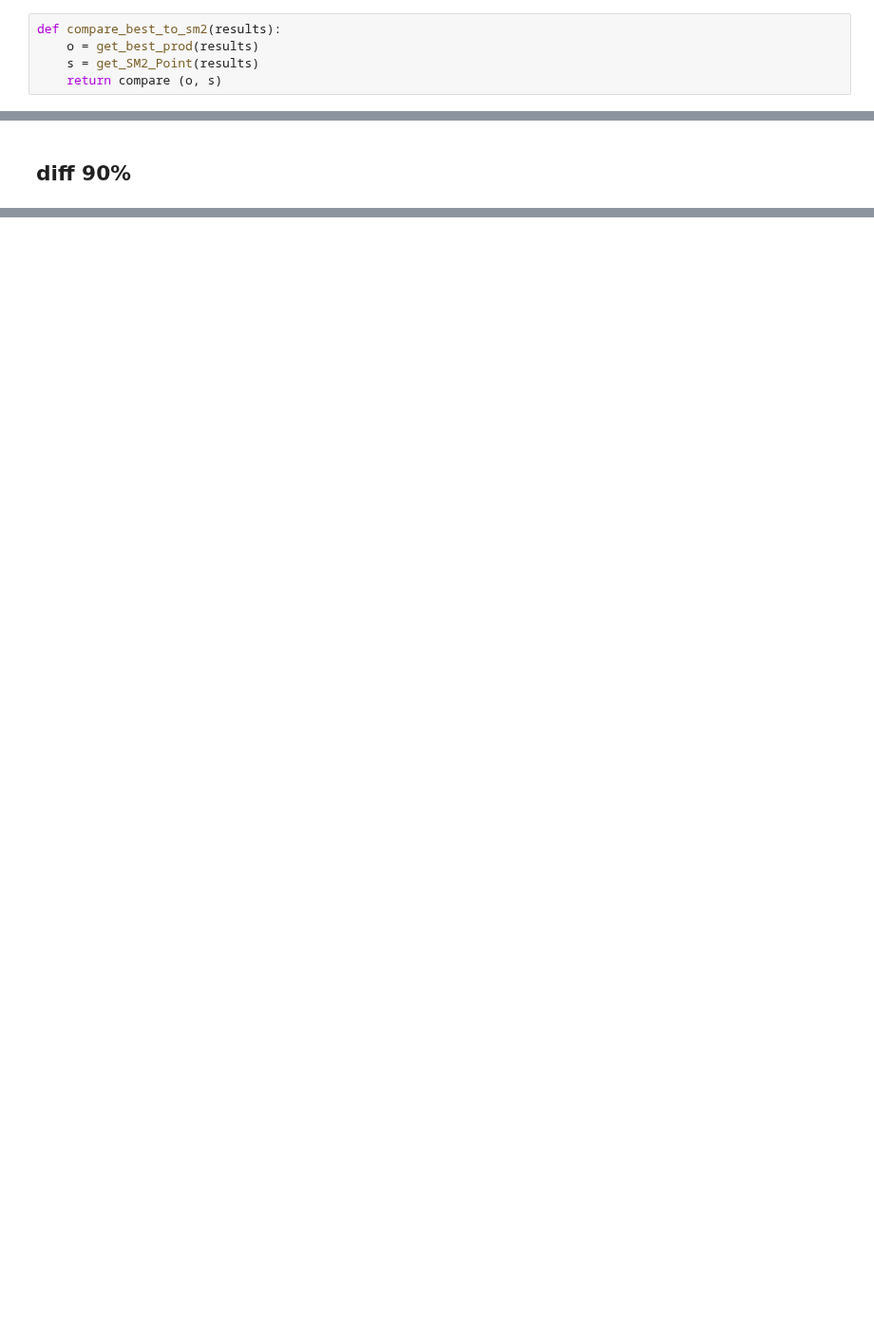
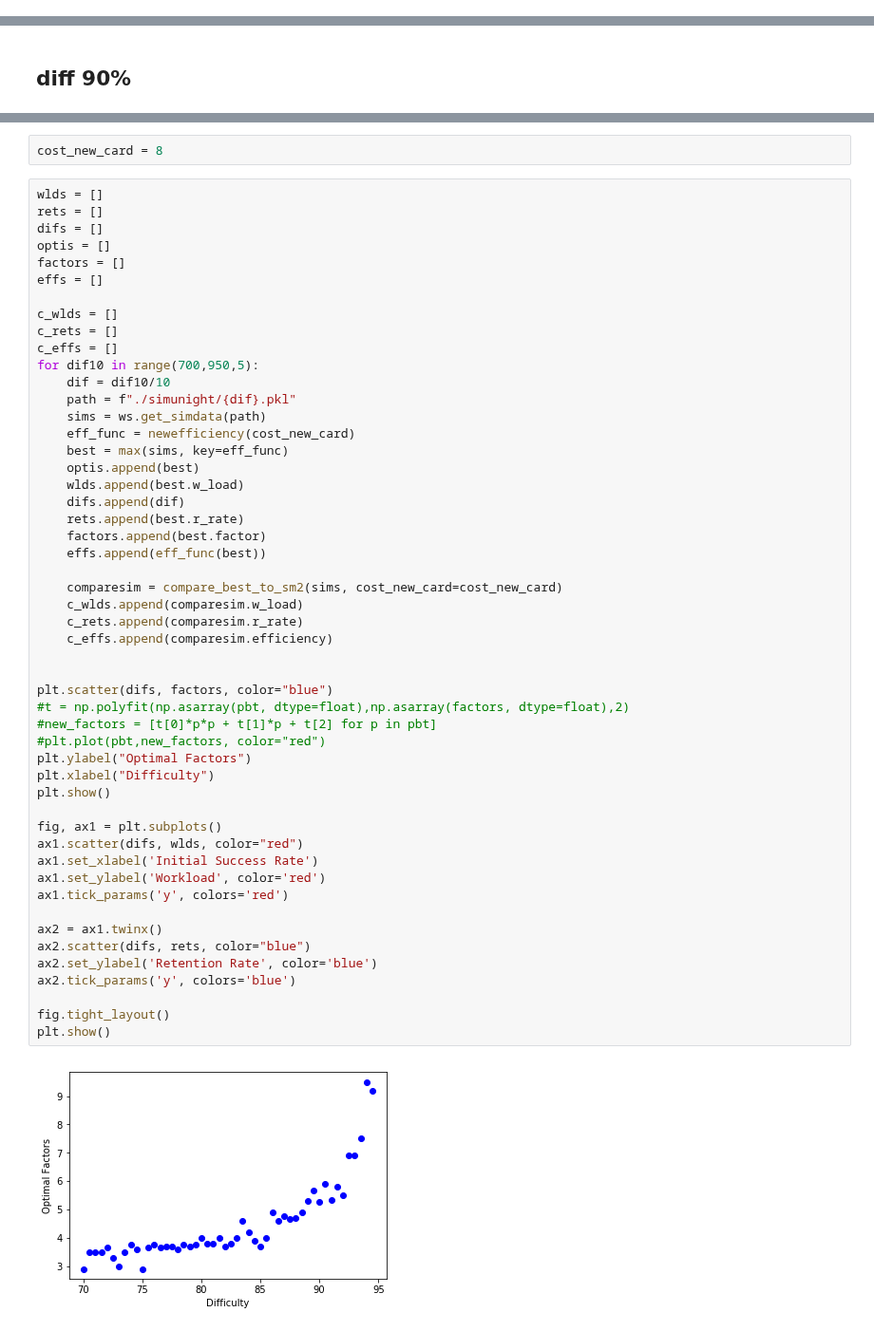
Before and after one commit to brumar/SRS-Simulations, a Jupyter notebook: after_expo.ipynb, the cells around one changed output, grey strips where cells are left out. Shown at 95% size. Drawn from its saved outputs; the diff is of its cells as text; blank space fills up the shorter version.

```diff
--- a/after_expo.ipynb
+++ b/after_expo.ipynb
@@ -210,7 +235,2 @@ SimulationResult(pbt=-0.08978633946118886, r_rate=-0.0446441816470472, w_load=0.
-# %%
-def compare_best_to_sm2(results):
-    o = get_best_prod(results)
-    s = get_SM2_Point(results)
-    return compare (o, s)
 # %%
 compare_best_to_sm2(ws.get_simdata("./simunight/70.0.pkl"))
@@ -322,0 +299,55 @@ SimulationResult(pbt=-0.20732823924987576, r_rate=-0.05931572103674332, w_load=0
+# %%
+cost_new_card = 8
+# %%
+wlds = []
+rets = []
+difs = []
+optis = []
+factors = []
+effs = []
+
+c_wlds = []
+c_rets = []
+c_effs = []
+for dif10 in range(700,950,5):
+    dif = dif10/10
+    path = f"./simunight/{dif}.pkl"
+    sims = ws.get_simdata(path)
+    eff_func = newefficiency(cost_new_card)
+    best = max(sims, key=eff_func)
+    optis.append(best)
+    wlds.append(best.w_load)
+    difs.append(dif)
+    rets.append(best.r_rate)
+    factors.append(best.factor)
+    effs.append(eff_func(best))
+
+    comparesim = compare_best_to_sm2(sims, cost_new_card=cost_new_card)
+    c_wlds.append(comparesim.w_load)
+    c_rets.append(comparesim.r_rate)
+    c_effs.append(comparesim.efficiency)
+
+
+plt.scatter(difs, factors, color="blue")
+#t = np.polyfit(np.asarray(pbt, dtype=float),np.asarray(factors, dtype=float),2)
+#new_factors = [t[0]*p*p + t[1]*p + t[2] for p in pbt]
+#plt.plot(pbt,new_factors, color="red")
+plt.ylabel("Optimal Factors")
+plt.xlabel("Difficulty")
+plt.show()
+
+fig, ax1 = plt.subplots()
+ax1.scatter(difs, wlds, color="red")
+ax1.set_xlabel('Initial Success Rate')
+ax1.set_ylabel('Workload', color='red')
+ax1.tick_params('y', colors='red')
+
+ax2 = ax1.twinx()
+ax2.scatter(difs, rets, color="blue")
+ax2.set_ylabel('Retention Rate', color='blue')
+ax2.tick_params('y', colors='blue')
+
+fig.tight_layout()
+plt.show()
+# %% [output]
+[figure, added]
```
Also changed, not shown: parts of 46 cells of this notebook, 2 other files.
